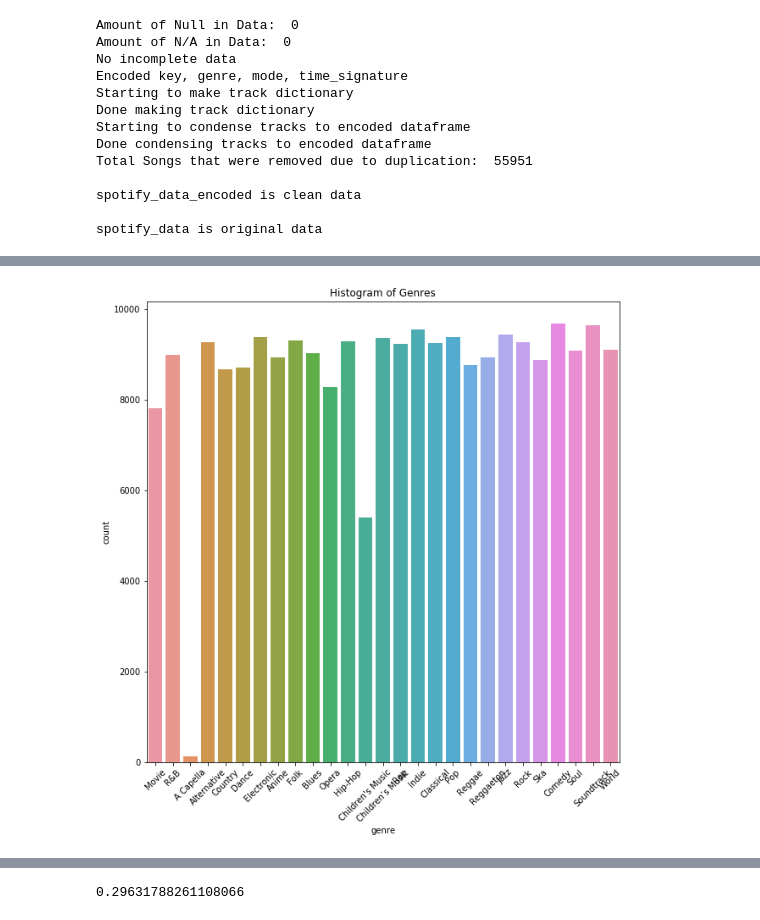
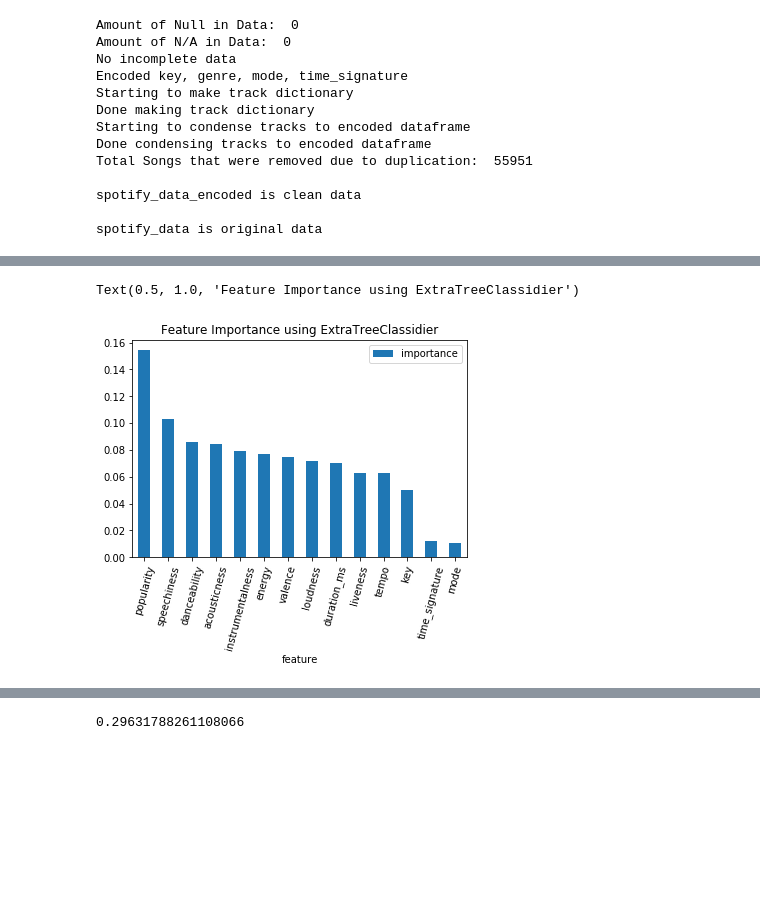
Before and after one commit to iarhbahsir/spotify-genre, a Jupyter notebook: DataCleaning.ipynb, the cells around one changed output, grey strips where cells are left out. Drawn from its saved outputs; the diff is of its cells as text; code cells hidden in the pictures; blank space fills up the shorter version.

```diff
--- a/DataCleaning.ipynb
+++ b/DataCleaning.ipynb
@@ -223,9 +238,17 @@ plt.show()
-# %%
-#Bar Chart to show distribution of Genres
-plt.subplots(figsize=(10,10))
-sn.countplot(spotify_data['genre'])
-plt.title('Histogram of Genres')
-plt.xticks(rotation=45)
-plt.show()
-# %% [output]
-[figure, removed]
+# %%
+#Feature Selection using importance from model
+from sklearn.ensemble import ExtraTreesClassifier
+model = ExtraTreesClassifier(verbose=True,n_jobs=4)
+model.fit(spotify_feature_scaler, spotify_target)
+# display the relative importance of each attribute
+
+feats = [] # a dict to hold feature_name: feature_importance
+for feature, importance in zip(spotify_feature_scaler.columns, model.feature_importances_):
+    feats.append([feature, importance]) #add the name/value pair
+
+sorted_importances = sorted(feats,key=lambda i:i[1], reverse=True)
+sorted_importances= pd.DataFrame(np.array(sorted_importances), columns=['feature','importance'])
+sorted_importances['importance'] = pd.to_numeric(sorted_importances['importance'])
+sorted_importances.plot.bar(x='feature', y='importance', rot=75)
+plt.title("Feature Importance using ExtraTreeClassidier")
+# %% [output]
@@ -231,0 +258,2 @@ plt.show()
+Text(0.5, 1.0, 'Feature Importance using ExtraTreeClassidier')
+[figure, added]
```
Also changed, not shown: parts of 21 cells of this notebook.
